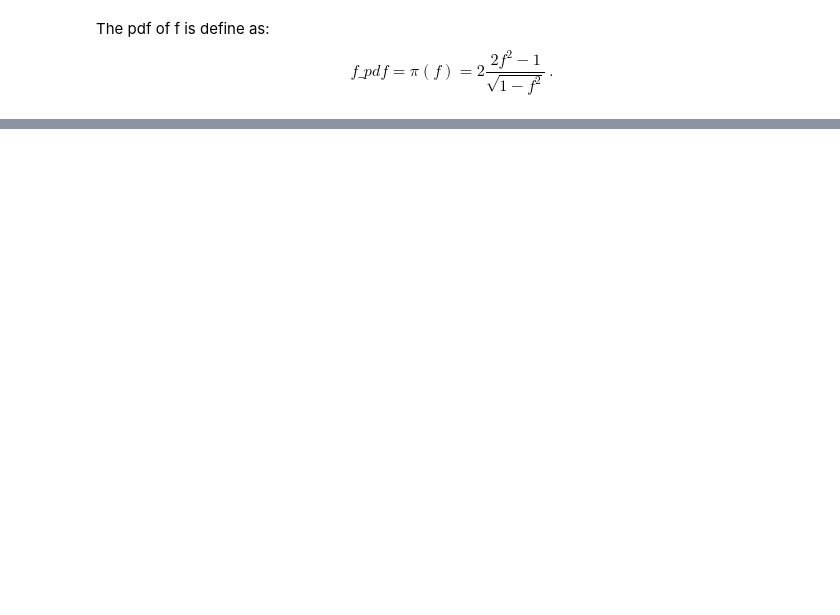
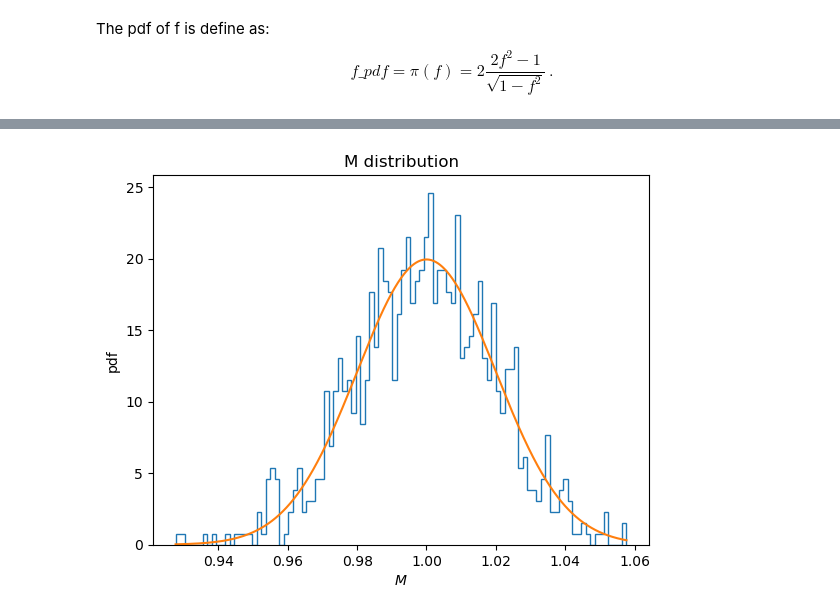
Before and after one commit to FedericoRavelli/astrostatistics_bicocca_2024, a Jupyter notebook: working/Lezione_07.ipynb, the cells around one changed output, grey strips where cells are left out. Cells and saved outputs as stored; diff of their text form; code cells hidden in the pictures; blank space fills up the shorter version.

```diff
--- a/working/Lezione_07.ipynb
+++ b/working/Lezione_07.ipynb
@@ -75,0 +65,18 @@ Using the same samples, plot the distribution of M\_irr using a KDE
+# %%
+#Histogram
+M = np.random.normal(loc=1,scale=sigma,size=N)
+
+plt.hist(M, bins = 100, density = True,histtype='step');
+plt.xlabel("$M$")
+plt.ylabel("pdf")
+
+#Plot
+xgrid = np.linspace(M.min(),M.max(),1000)
+M = norm.pdf(xgrid, 1, sigma)
+
+plt.plot(xgrid,M)
+
+plt.title("M distribution")
+plt.show()
+# %% [output]
+[figure, added]
```
Also changed, not shown: parts of 23 cells of this notebook, 11 other files.
